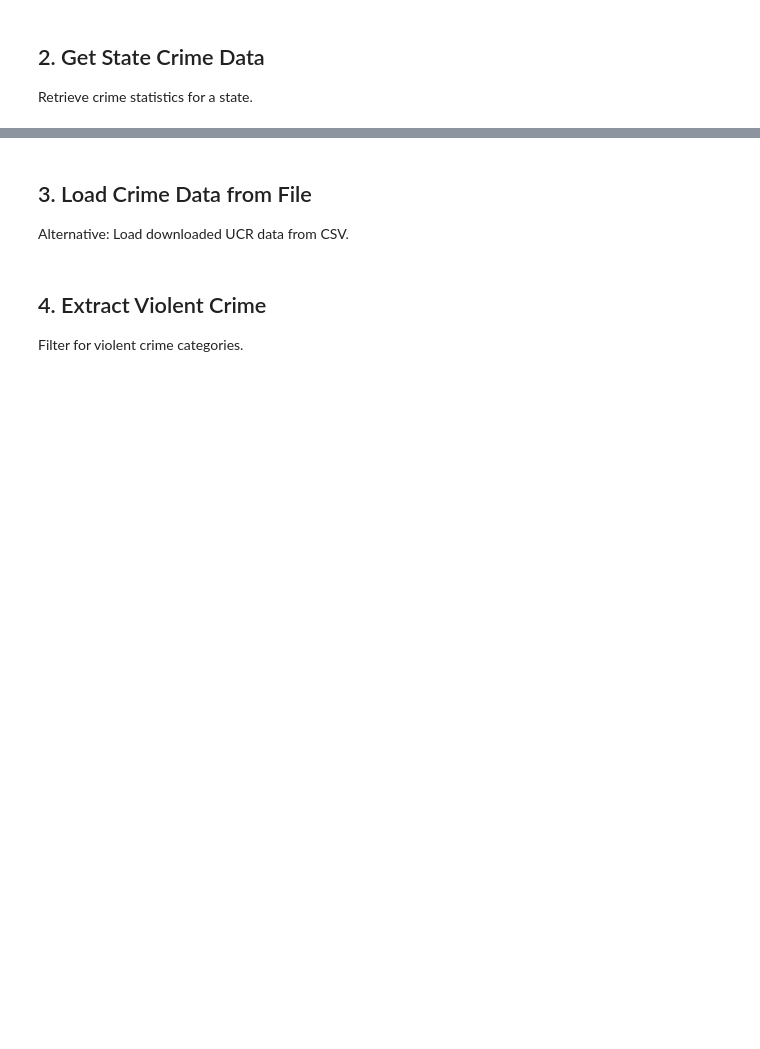
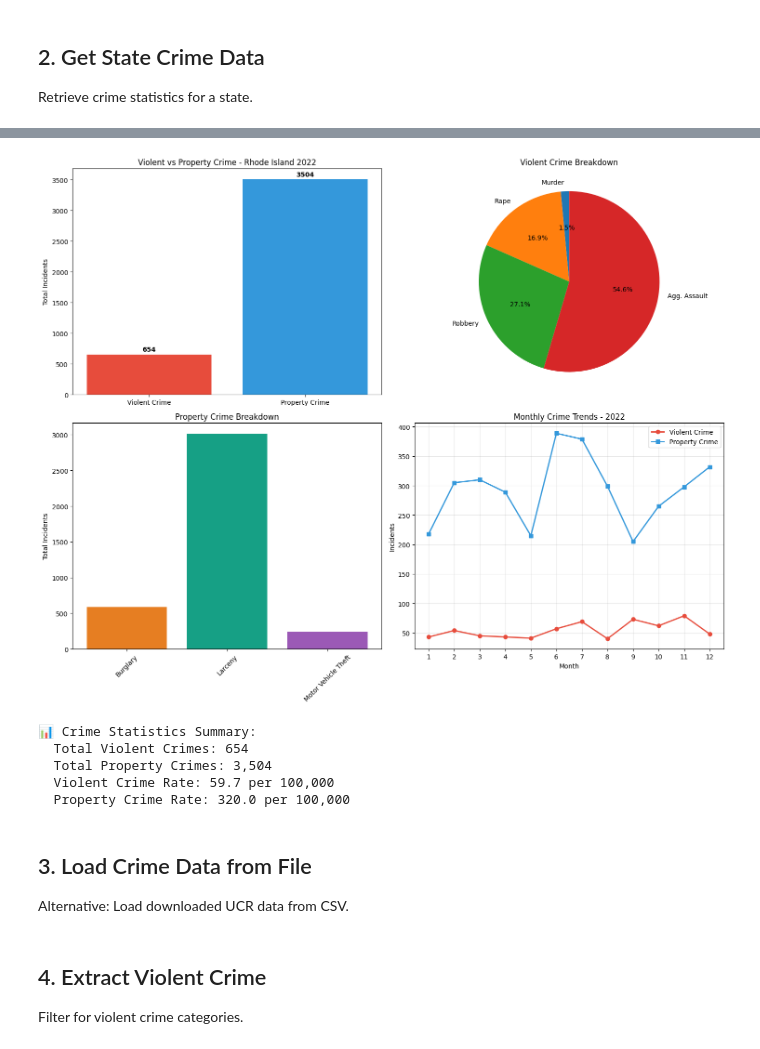
Before and after one commit to KR-Labs/krl-data-connectors, a Jupyter notebook: examples/fbi_ucr_quickstart.ipynb, the cells around one changed output, grey strips where cells are left out. Drawn from its saved outputs; the diff is of its cells as text; code cells hidden in the pictures; blank space fills up the shorter version.

```diff
--- a/examples/fbi_ucr_quickstart.ipynb
+++ b/examples/fbi_ucr_quickstart.ipynb
@@ -43,3 +121,80 @@ ri_crime.head()
+# %%
+import matplotlib.pyplot as plt
+import numpy as np
+
+if not ri_crime.empty:
+    fig, axes = plt.subplots(2, 2, figsize=(15, 12))
+
+    # 1. Violent vs Property Crime Comparison
+    if 'violent_crime' in ri_crime.columns and 'property_crime' in ri_crime.columns:
+        categories = ['Violent Crime', 'Property Crime']
+        totals = [ri_crime['violent_crime'].sum(), ri_crime['property_crime'].sum()]
+
+        axes[0, 0].bar(categories, totals, color=['#e74c3c', '#3498db'])
+        axes[0, 0].set_ylabel('Total Incidents')
+        axes[0, 0].set_title('Violent vs Property Crime - Rhode Island 2022')
+        for i, v in enumerate(totals):
+            axes[0, 0].text(i, v + 50, str(int(v)), ha='center', fontweight='bold')
+
+    # 2. Violent Crime Breakdown
+    violent_categories = ['murder', 'rape', 'robbery', 'aggravated_assault']
+    if all(col in ri_crime.columns for col in violent_categories):
+        violent_totals = [ri_crime[cat].sum() for cat in violent_categories]
+        labels = ['Murder', 'Rape', 'Robbery', 'Agg. Assault']
+
+        axes[0, 1].pie(violent_totals, labels=labels, autopct='%1.1f%%', startangle=90)
+        axes[0, 1].set_title('Violent Crime Breakdown')
+
+    # 3. Property Crime Breakdown
+    property_categories = ['burglary', 'larceny', 'motor_vehicle_theft']
+    if all(col in ri_crime.columns for col in property_categories):
+        property_totals = [ri_crime[cat].sum() for cat in property_categories]
+        labels = ['Burglary', 'Larceny', 'Motor Vehicle Theft']
+
+        colors = ['#e67e22', '#16a085', '#9b59b6']
+        axes[1, 0].bar(labels, property_totals, color=colors)
+        axes[1, 0].set_ylabel('Total Incidents')
+        axes[1, 0].set_title('Property Crime Breakdown')
+        axes[1, 0].tick_params(axis='x', rotation=45)
+
+    # 4. Monthly Trend (if month column exists)
+    if 'month' in ri_crime.columns and 'violent_crime' in ri_crime.columns:
+        monthly = ri_crime.groupby('month')[['violent_crime', 'property_crime']].sum()
+
+        axes[1, 1].plot(monthly.index, monthly['violent_crime'], marker='o',
+                       label='Violent Crime', linewidth=2, color='#e74c3c')
+        axes[1, 1].plot(monthly.index, monthly['property_crime'], marker='s',
+                       label='Property Crime', linewidth=2, color='#3498db')
+        axes[1, 1].set_xlabel('Month')
+        axes[1, 1].set_ylabel('Incidents')
+        axes[1, 1].set_title('Monthly Crime Trends - 2022')
+        axes[1, 1].legend()
+        axes[1, 1].grid(True, alpha=0.3)
+        axes[1, 1].set_xticks(range(1, 13))
+
+    plt.tight_layout()
+    plt.show()
+
+    print("\n📊 Crime Statistics Summary:")
+    if 'violent_crime' in ri_crime.columns:
+        print(f"  Total Violent Crimes: {ri_crime['violent_crime'].sum():,}")
+    if 'property_crime' in ri_crime.columns:
+        print(f"  Total Property Crimes: {ri_crime['property_crime'].sum():,}")
+    if 'population' in ri_crime.columns and 'violent_crime' in ri_crime.columns:
+        pop = ri_crime['population'].iloc[0]
+        v_rate = (ri_crime['violent_crime'].sum() / pop) * 100000
+        p_rate = (ri_crime['property_crime'].sum() / pop) * 100000
+        print(f"  Violent Crime Rate: {v_rate:.1f} per 100,000")
+        print(f"  Property Crime Rate: {p_rate:.1f} per 100,000")
+else:
+    print("No crime data to visualize")
+# %% [output]
+[figure, added]
+📊 Crime Statistics Summary:
+  Total Violent Crimes: 654
+  Total Property Crimes: 3,504
+  Violent Crime Rate: 59.7 per 100,000
+  Property Crime Rate: 320.0 per 100,000
 # %% [markdown]
 ## 3. Load Crime Data from File
 
```
Also changed, not shown: parts of 12 cells of this notebook, 2 other files.
